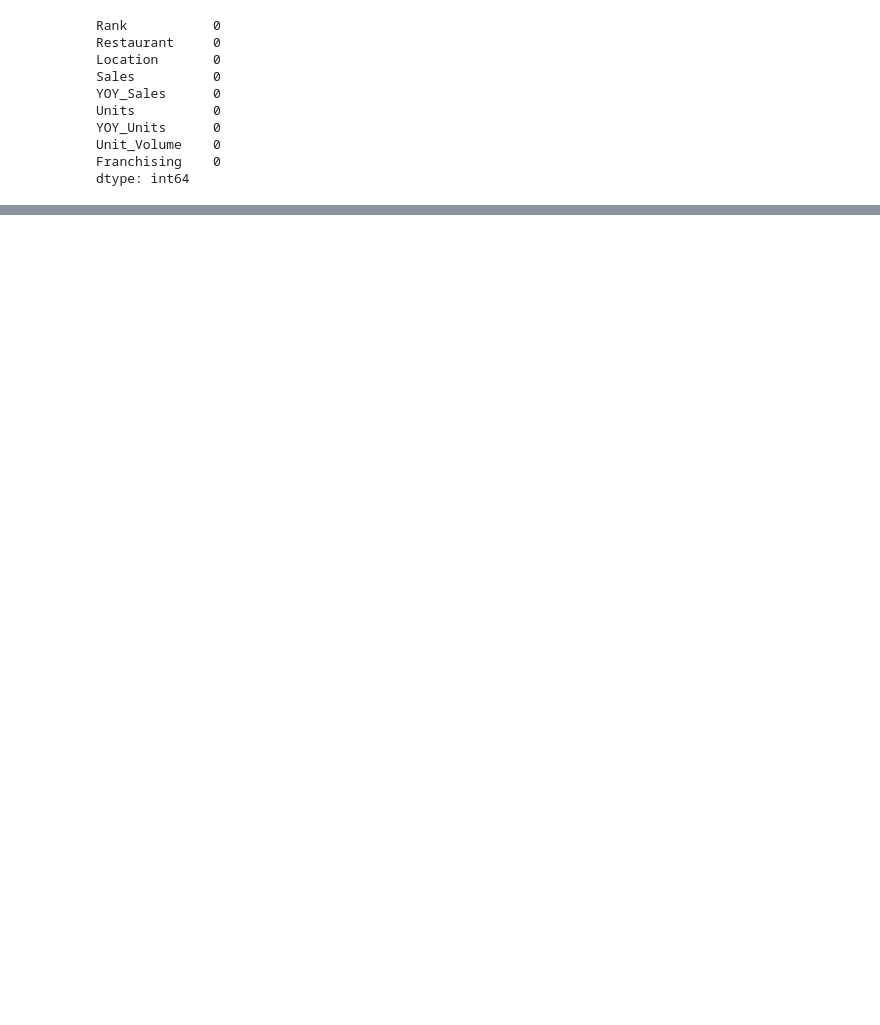
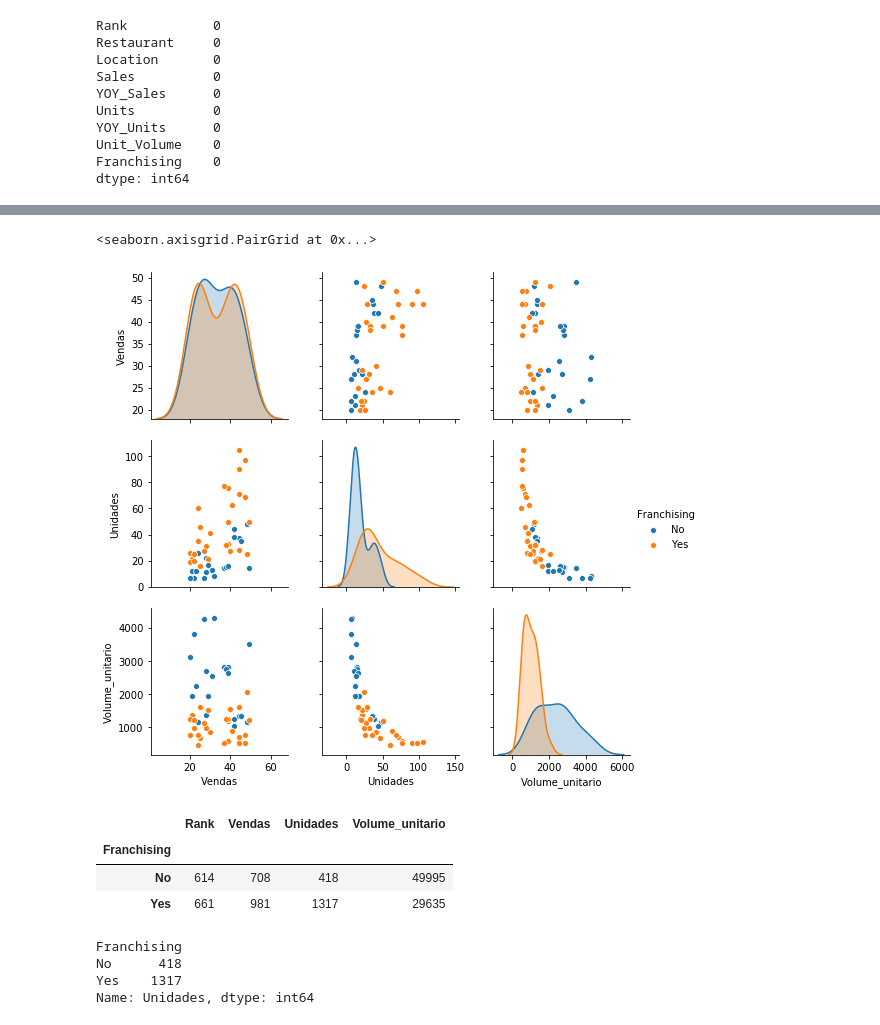
Before and after one commit to SEPalmiere/Dataset_Analysis, a Jupyter notebook: Restaurants/Restaurants_analysis.ipynb, the cells around one changed output, grey strips where cells are left out. Saved outputs shown, nothing was run; the diff lists cells and outputs as text; code cells hidden in the pictures; blank space fills up the shorter version.

Commit message:
Modificação do exercício para corresponder aos requisitos de avaliação da matéria visualização da informação.

```diff
--- a/Restaurants/Restaurants_analysis.ipynb
+++ b/Restaurants/Restaurants_analysis.ipynb
@@ -94,0 +66,20 @@ data = data.drop(columns=['Rank'],axis=1)
+# %%
+sns.pairplot(data[['Vendas', 'Unidades', 'Volume_unitario','Franchising']], hue='Franchising')
+# %% [output]
+<seaborn.axisgrid.PairGrid at 0x...>
+[figure, added]
+# %%
+fr = data.groupby('Franchising').sum()
+fr
+# %% [output]
+|  | Rank | Vendas | Unidades | Volume_unitario |
+| Franchising |  |  |  |  |
+| No | 614 | 708 | 418 | 49995 |
+| Yes | 661 | 981 | 1317 | 29635 |
+# %%
+fr.Unidades
+# %% [output]
+Franchising
+No      418
+Yes    1317
+Name: Unidades, dtype: int64
```
Also changed, not shown: parts of 98 cells of this notebook.
